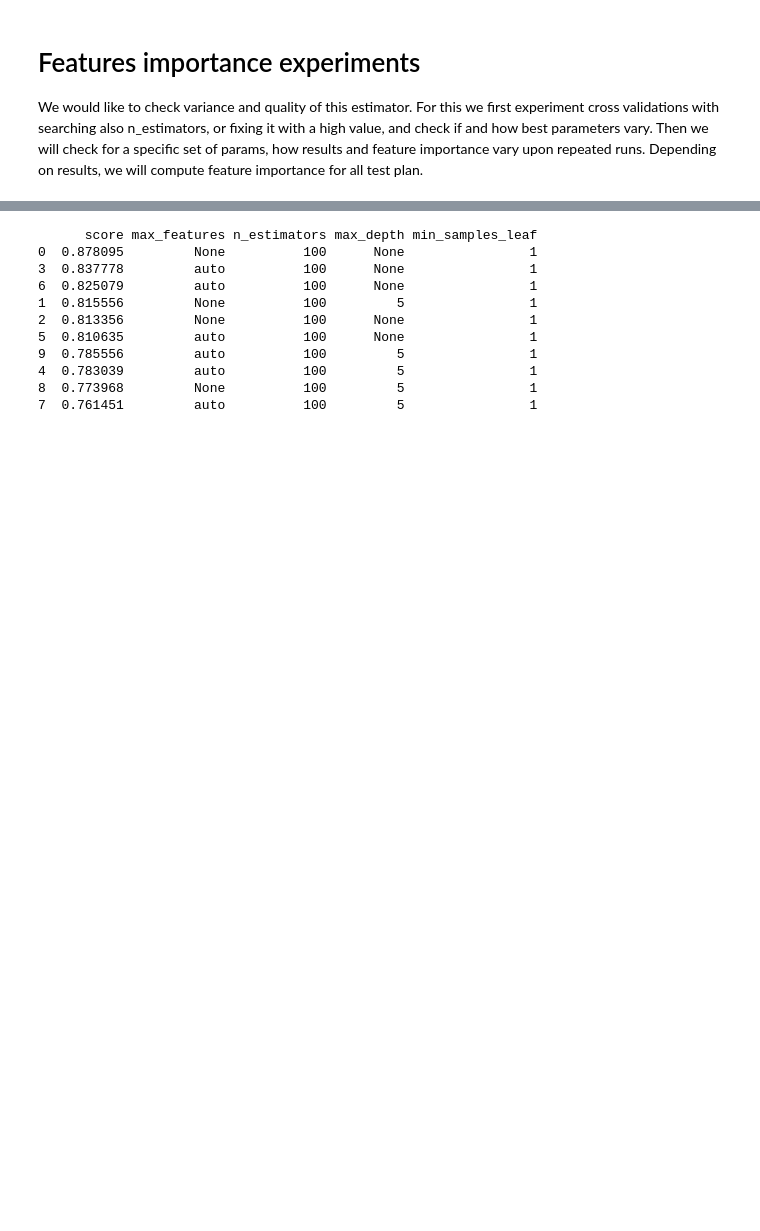
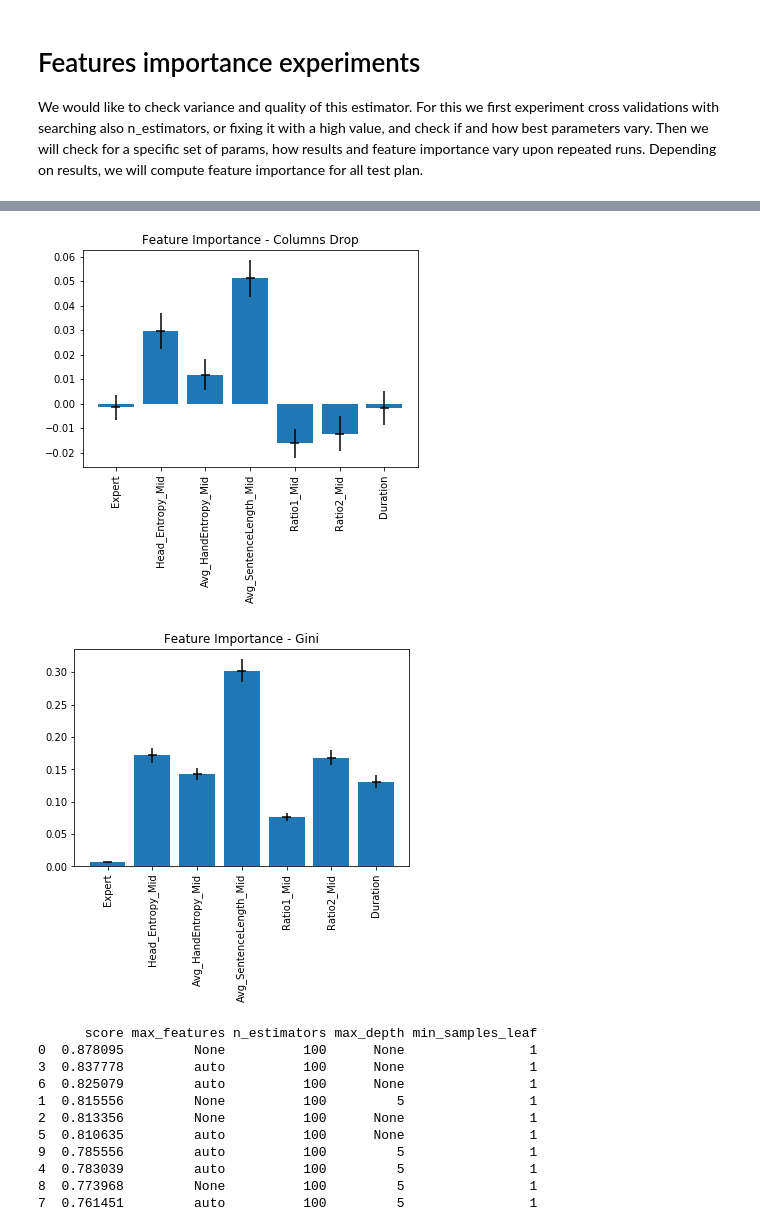
Before and after one commit to jbousque/predictionPresence, a Jupyter notebook: src/Learn.ipynb, the cells around one changed output, grey strips where cells are left out. Drawn from its saved outputs; the diff is of its cells as text; code cells hidden in the pictures; blank space fills up the shorter version.

```diff
--- a/src/Learn.ipynb
+++ b/src/Learn.ipynb
@@ -548,7 +576,7 @@ df[cols]
 | 83 | 0.376260 | 0.025965 | 0.124730 | 0.125555 | 0.112250 | ... |
 84 rows × 8 columns
 # %%
-def plot_importance(title, importances, feature_names, sort=True):
+def plot_importance(title, importances, importances_err, feature_names, sort=True):
     # Sort feature importances in descending order
     if sort:
         indices = np.argsort(importances)[::-1]
@@ -557,6 +585,8 @@ def plot_importance(title, importances, feature_names, sort=True):
 
     # Rearrange feature names so they match the sorted feature importances
     names = [feature_names[i] for i in indices]
+    if importances_err is not None:
+        errs = [importances_err[i] for i in indices]
 
     # Create plot
     plt.figure()
@@ -565,7 +595,10 @@ def plot_importance(title, importances, feature_names, sort=True):
     plt.title("Feature Importance - " + title)
 
     # Add bars
-    plt.bar(range(len(feature_names)), importances[indices])
+    if importances_err is not None:
+        plt.bar(range(len(feature_names)), importances[indices], yerr=errs, xerr=0.1)
+    else:
+        plt.bar(range(len(feature_names)), importances[indices])
 
     # Add feature names as x-axis labels
     plt.xticks(range(len(feature_names)), names, rotation=90)
@@ -573,7 +606,7 @@ def plot_importance(title, importances, feature_names, sort=True):
     # Show plot
     plt.show()
 
-plot_importance('Doctor / Expert', grid1.best_estimator_.feature_importances_, subject_features, sort=False)
-plot_importance('Doctor / No expert', grid2.best_estimator_.feature_importances_, subject_noexpert_features, sort=False)
-plot_importance('Agent / No expert', grid3.best_estimator_.feature_importances_, agent_features, sort=False)
+plot_importance('Doctor / Expert', grid1.best_estimator_.feature_importances_, None, subject_features, sort=False)
+plot_importance('Doctor / No expert', grid2.best_estimator_.feature_importances_, None, subject_noexpert_features, sort=False)
+plot_importance('Agent / No expert', grid3.best_estimator_.feature_importances_, None, agent_features, sort=False)
 # %% [output]
@@ -679,3 +964,45 @@ TypeError: unhashable type: 'dict'
+# %%
+
+#print(all_scores)
+all_scores_ = all_scores.drop(['fit_time', 'score_time'], axis=1).T
+final = pd.DataFrame(index=all_scores_.index)
+
+final['means'] = all_scores_.mean(axis=1)
+final['std'] = all_scores_.std(axis=1)
+final['sem'] = all_scores_.sem(axis=1)
+final['confidence'] = all_scores_.apply(lambda row : 2*(np.mean(row) - st.t.interval(0.95, len(row)-1, loc=np.mean(row), scale=st.sem(row))[0]) , axis = 1)
+
+
+
+final_fi = all_dropcol_features_importances.T
+final_fi['means'] = final_fi.mean(axis=1)
+final_fi['std'] = final_fi.std(axis=1)
+final_fi['sem'] = final_fi.sem(axis=1)
+final_fi['confidence'] = final_fi.apply(lambda row : 2*(np.mean(row) - st.t.interval(0.95, len(row)-1, loc=np.mean(row), scale=st.sem(row))[0]) , axis = 1)
+
+
+plot_importance('Columns Drop',
+                final_fi['means'],
+                final_fi['confidence'],
+                subject_features_nophase,
+                sort=False)
+
+
+final_fi_ = all_feature_importances.T
+final_fi_['means'] = final_fi_.mean(axis=1)
+final_fi_['std'] = final_fi_.std(axis=1)
+final_fi_['sem'] = final_fi_.sem(axis=1)
+final_fi_['confidence'] = final_fi_.apply(lambda row : 2*(np.mean(row) - st.t.interval(0.95, len(row)-1, loc=np.mean(row), scale=st.sem(row))[0]) , axis = 1)
+
+
+plot_importance('Gini',
+                final_fi_['means'],
+                final_fi_['confidence'],
+                subject_features_nophase,
+                sort=False)
+# %% [output]
+[figure, added]
+[figure, added]
 # %%
 unpacked = [[p[key] for p in best_params] for key in best_params[0].keys()]
 df = pd.DataFrame(data=np.vstack((scores, unpacked))).T
```
Also changed, not shown: parts of 13 cells of this notebook.
